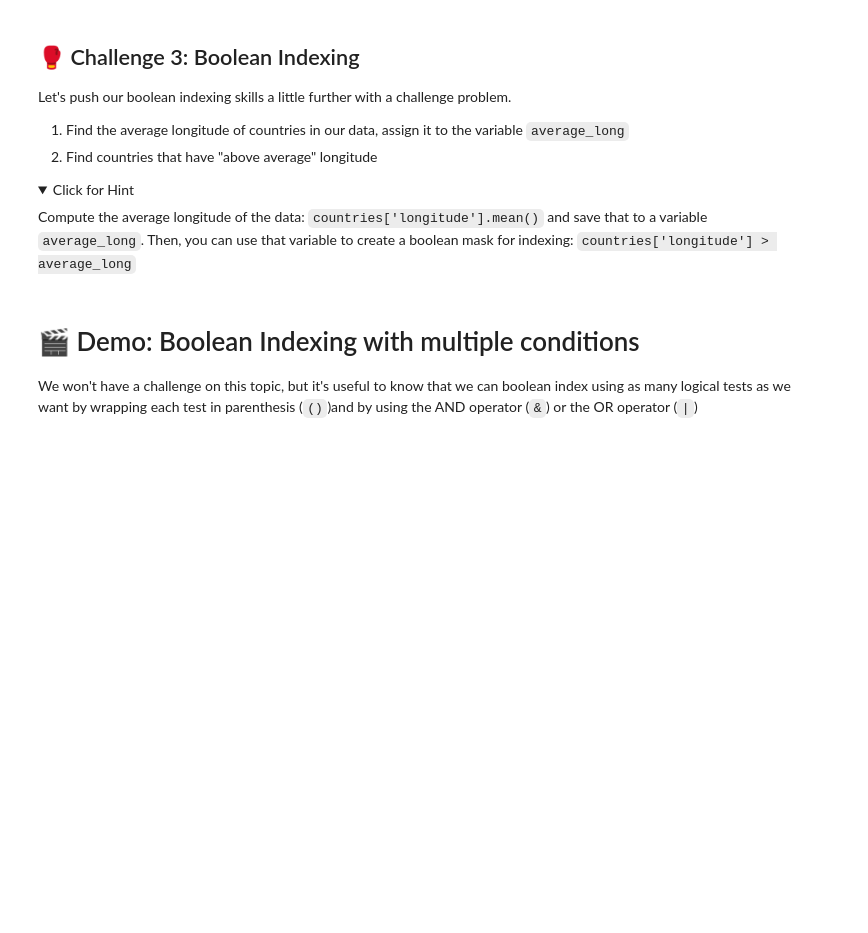
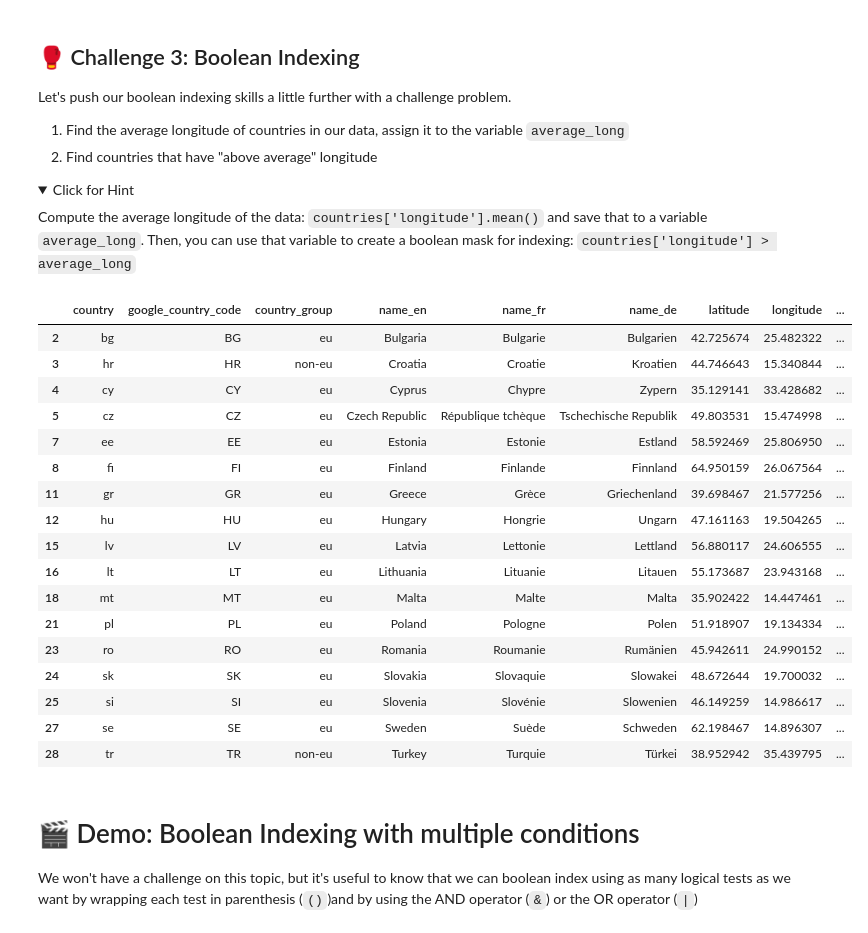
Before and after one commit to dlab-berkeley/Python-Data-Wrangling, a Jupyter notebook: lessons/01_python_data_wrangling.ipynb, the cells around one changed output. Saved outputs shown, nothing was run; the diff lists cells and outputs as text; code cells hidden in the pictures; folded sections open; blank space fills up the shorter version.

```diff
--- a/lessons/01_python_data_wrangling.ipynb
+++ b/lessons/01_python_data_wrangling.ipynb
@@ -264,8 +429,29 @@ Let's push our boolean indexing skills a little further with a challenge problem
 </details>
 # %%
 # YOUR CODE HERE
+average_long = countries['longitude'].mean()
 # %%
 # YOUR CODE HERE
+countries[countries['longitude'] > average_long]
+# %% [output]
+|  | country | google_country_code | country_group | name_en | name_fr | name_de | latitude | longitude | ... |
+| 2 | bg | BG | eu | Bulgaria | Bulgarie | Bulgarien | 42.725674 | 25.482322 | ... |
+| 3 | hr | HR | non-eu | Croatia | Croatie | Kroatien | 44.746643 | 15.340844 | ... |
+| 4 | cy | CY | eu | Cyprus | Chypre | Zypern | 35.129141 | 33.428682 | ... |
+| 5 | cz | CZ | eu | Czech Republic | République tchèque | Tschechische Republik | 49.803531 | 15.474998 | ... |
+| 7 | ee | EE | eu | Estonia | Estonie | Estland | 58.592469 | 25.806950 | ... |
+| 8 | fi | FI | eu | Finland | Finlande | Finnland | 64.950159 | 26.067564 | ... |
+| 11 | gr | GR | eu | Greece | Grèce | Griechenland | 39.698467 | 21.577256 | ... |
+| 12 | hu | HU | eu | Hungary | Hongrie | Ungarn | 47.161163 | 19.504265 | ... |
+| 15 | lv | LV | eu | Latvia | Lettonie | Lettland | 56.880117 | 24.606555 | ... |
+| 16 | lt | LT | eu | Lithuania | Lituanie | Litauen | 55.173687 | 23.943168 | ... |
+| 18 | mt | MT | eu | Malta | Malte | Malta | 35.902422 | 14.447461 | ... |
+| 21 | pl | PL | eu | Poland | Pologne | Polen | 51.918907 | 19.134334 | ... |
+| 23 | ro | RO | eu | Romania | Roumanie | Rumänien | 45.942611 | 24.990152 | ... |
+| 24 | sk | SK | eu | Slovakia | Slovaquie | Slowakei | 48.672644 | 19.700032 | ... |
+| 25 | si | SI | eu | Slovenia | Slovénie | Slowenien | 46.149259 | 14.986617 | ... |
+| 27 | se | SE | eu | Sweden | Suède | Schweden | 62.198467 | 14.896307 | ... |
+| 28 | tr | TR | non-eu | Turkey | Turquie | Türkei | 38.952942 | 35.439795 | ... |
 # %% [markdown]
 <a id='demo'></a>
 # 🎬 Demo: Boolean Indexing with multiple conditions
```
Also changed, not shown: parts of 35 cells of this notebook, 2 other files.
